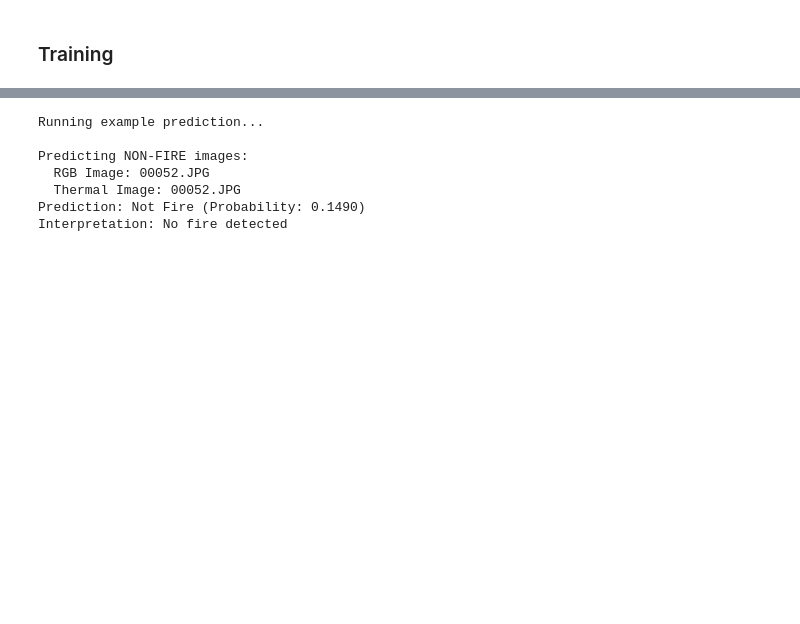
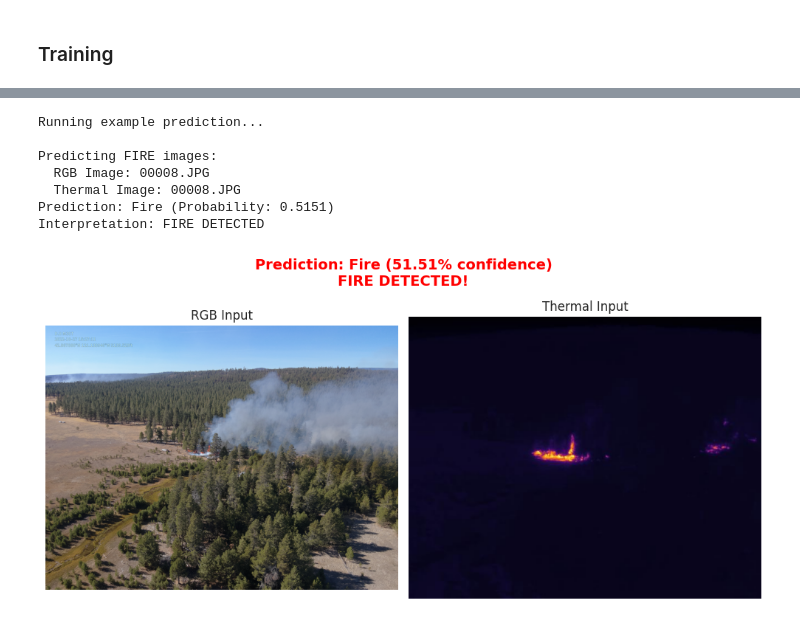
Before and after one commit to LiamUpstoneSmith/Forest_Fire_Detection, a Jupyter notebook: Test_Notebook.ipynb, the cells around one changed output, grey strips where cells are left out. Cells and saved outputs as stored; diff of their text form; code cells hidden in the pictures; blank space fills up the shorter version.

```diff
--- a/Test_Notebook.ipynb
+++ b/Test_Notebook.ipynb
@@ -2366,24 +2344,54 @@ Interpretation: FIRE DETECTED
-# %%
-# Example prediction using the trained fusion model
-print("\nRunning example prediction...")
-# Paths to test images
-vit_path = "dataset/raw/RGB/no_fire/00052.JPG"      # RGB image path
-cnn_path = "dataset/raw/thermal/no_fire/00052.JPG"  # Thermal image path
-
-# Make prediction
-prediction, probability = predictor.predict(vit_path, cnn_path)
-
-# Display results
-print("\nPredicting NON-FIRE images:")
-print(f"  RGB Image: {os.path.basename(vit_path)}")
-print(f"  Thermal Image: {os.path.basename(cnn_path)}")
-print(f"Prediction: {prediction} (Probability: {probability:.4f})")
-print(f"Interpretation: {'FIRE DETECTED' if prediction == 'Fire' else 'No fire detected'}")
-# %% [output]
-Running example prediction...
-
-Predicting NON-FIRE images:
-  RGB Image: 00052.JPG
-  Thermal Image: 00052.JPG
-Prediction: Not Fire (Probability: 0.1490)
-Interpretation: No fire detected
+# %%
+# Example prediction using the trained fusion model
+print("\nRunning example prediction...")
+# Paths to test images
+vit_path = "dataset/raw/RGB/fire/00008.JPG"      # RGB image path
+cnn_path = "dataset/raw/thermal/fire/00008.JPG"  # Thermal image path
+
+# Make prediction
+prediction, probability = predictor.predict(vit_path, cnn_path)
+
+# Display results
+print("\nPredicting FIRE images:")
+print(f"  RGB Image: {os.path.basename(vit_path)}")
+print(f"  Thermal Image: {os.path.basename(cnn_path)}")
+print(f"Prediction: {prediction} (Probability: {probability:.4f})")
+print(f"Interpretation: {'FIRE DETECTED' if prediction == 'Fire' else 'No fire detected'}")
+
+# Load and display images
+fig, axs = plt.subplots(1, 2, figsize=(10, 5))
+
+# Load and display RGB image
+rgb_img = Image.open(vit_path).convert('RGB')
+axs[0].imshow(rgb_img)
+axs[0].set_title('RGB Input')
+axs[0].axis('off')
+
+# Load and display thermal image
+thermal_img = Image.open(cnn_path)
+axs[1].imshow(thermal_img, cmap='hot')  # Use 'hot' colormap for thermal
+axs[1].set_title('Thermal Input')
+axs[1].axis('off')
+
+# Add prediction result as main title
+plt.suptitle(
+    f"Prediction: {prediction} ({probability:.2%} confidence)\n"
+    f"{'FIRE DETECTED!' if prediction == 'Fire' else 'No fire detected.'}",
+    fontsize=14,
+    fontweight='bold',
+    color='red' if prediction == 'Fire' else 'green'
+)
+
+plt.tight_layout()
+plt.subplots_adjust(top=0.85)  # Adjust space for title
+plt.savefig("Figures/example_prediction.png")
+plt.show()
+# %% [output]
+Running example prediction...
+
+Predicting FIRE images:
+  RGB Image: 00008.JPG
+  Thermal Image: 00008.JPG
+Prediction: Fire (Probability: 0.5151)
+Interpretation: FIRE DETECTED
+[figure, added]
```
Also changed, not shown: parts of 29 cells of this notebook.
